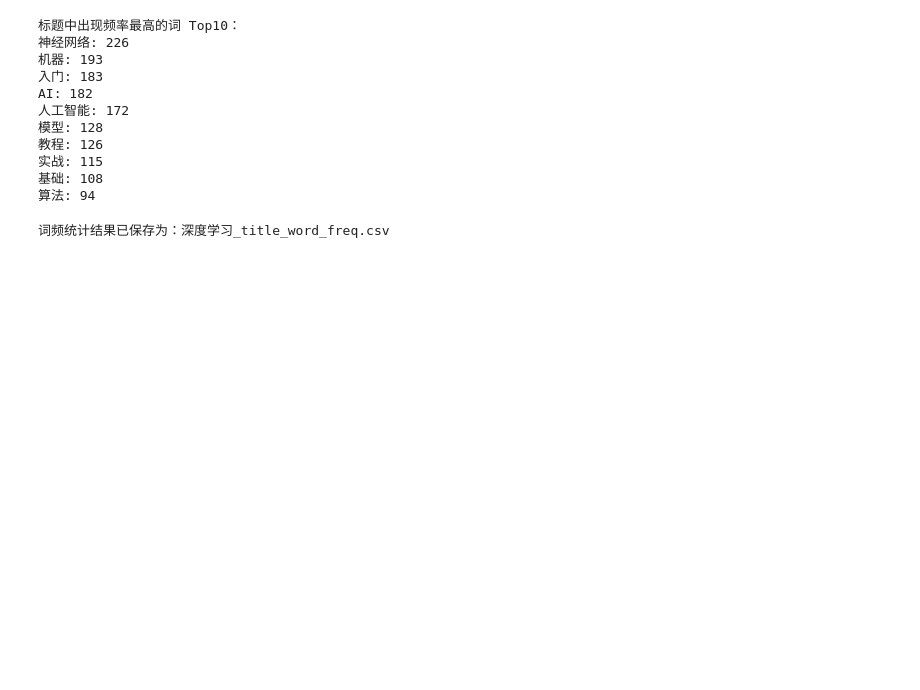
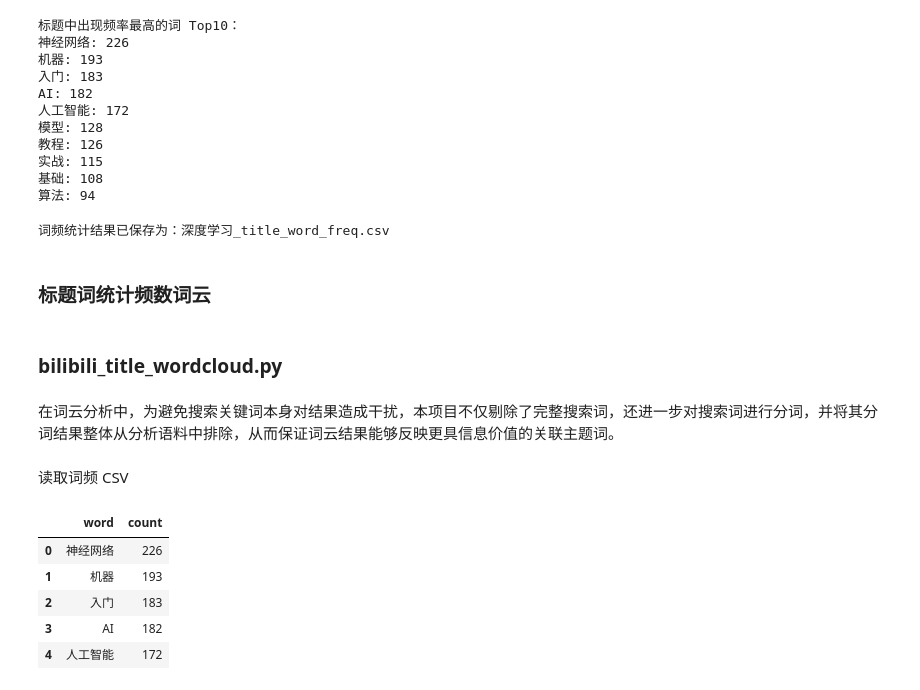
Before and after one commit to TobyKSKGD/Bilibili_search_data_Analysis_based_on_Python, a Jupyter notebook: demonstration.ipynb, the cells around one changed output. Saved outputs shown, nothing was run; the diff lists cells and outputs as text; code cells hidden in the pictures; blank space fills up the shorter version.

```diff
--- a/demonstration.ipynb
+++ b/demonstration.ipynb
@@ -352,3 +352,27 @@ word_freq_df.to_csv(output_csv, index=False, encoding='utf_8_sig')
 print(f"\n词频统计结果已保存为：{output_csv}")
 # %% [output]
 词频统计结果已保存为：深度学习_title_word_freq.csv
+# %% [markdown]
+### 标题词统计频数词云
+# %% [markdown]
+### bilibili_title_wordcloud.py
+# %% [markdown]
+在词云分析中，为避免搜索关键词本身对结果造成干扰，本项目不仅剔除了完整搜索词，还进一步对搜索词进行分词，并将其分词结果整体从分析语料中排除，从而保证词云结果能够反映更具信息价值的关联主题词。
+# %% [markdown]
+读取词频 CSV
+# %%
+import pandas as pd
+
+freq_df = pd.read_csv(
+    f"{keyword}_title_word_freq.csv",
+    encoding="utf_8_sig"
+)
+
+freq_df.head()
+# %% [output]
+|  | word | count |
+| 0 | 神经网络 | 226 |
+| 1 | 机器 | 193 |
+| 2 | 入门 | 183 |
+| 3 | AI | 182 |
+| 4 | 人工智能 | 172 |
```
Also changed, not shown: parts of 7 cells of this notebook, 2 other files.
